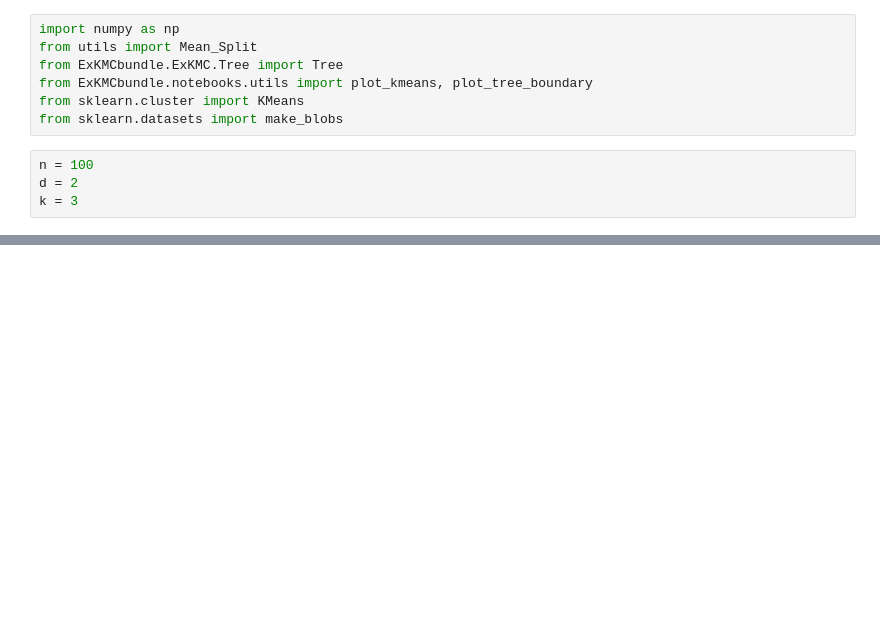
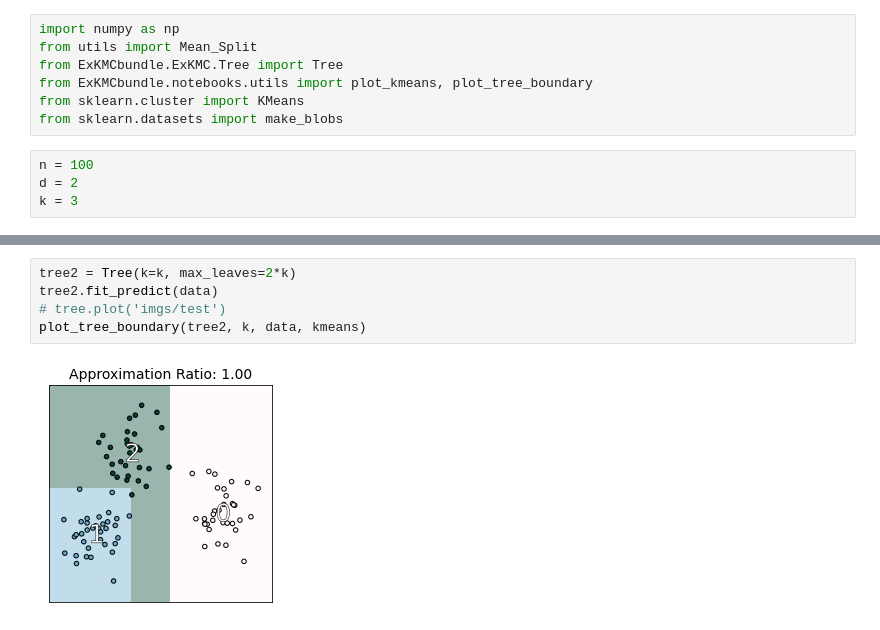
Before and after one commit to lucasximenes/improved-dollop, a Jupyter notebook: TCC/test.ipynb, the cells around one changed output, grey strips where cells are left out. Drawn from its saved outputs; the diff is of its cells as text; blank space fills up the shorter version.

```diff
--- a/TCC/test.ipynb
+++ b/TCC/test.ipynb
@@ -33,0 +36,7 @@ plot_tree_boundary(tree, k, data, kmeans)
+# %%
+tree2 = Tree(k=k, max_leaves=2*k)
+tree2.fit_predict(data)
+# tree.plot('imgs/test')
+plot_tree_boundary(tree2, k, data, kmeans)
+# %% [output]
+[figure, added]
```
Also changed, not shown: parts of 5 cells of this notebook, 1 other file.
